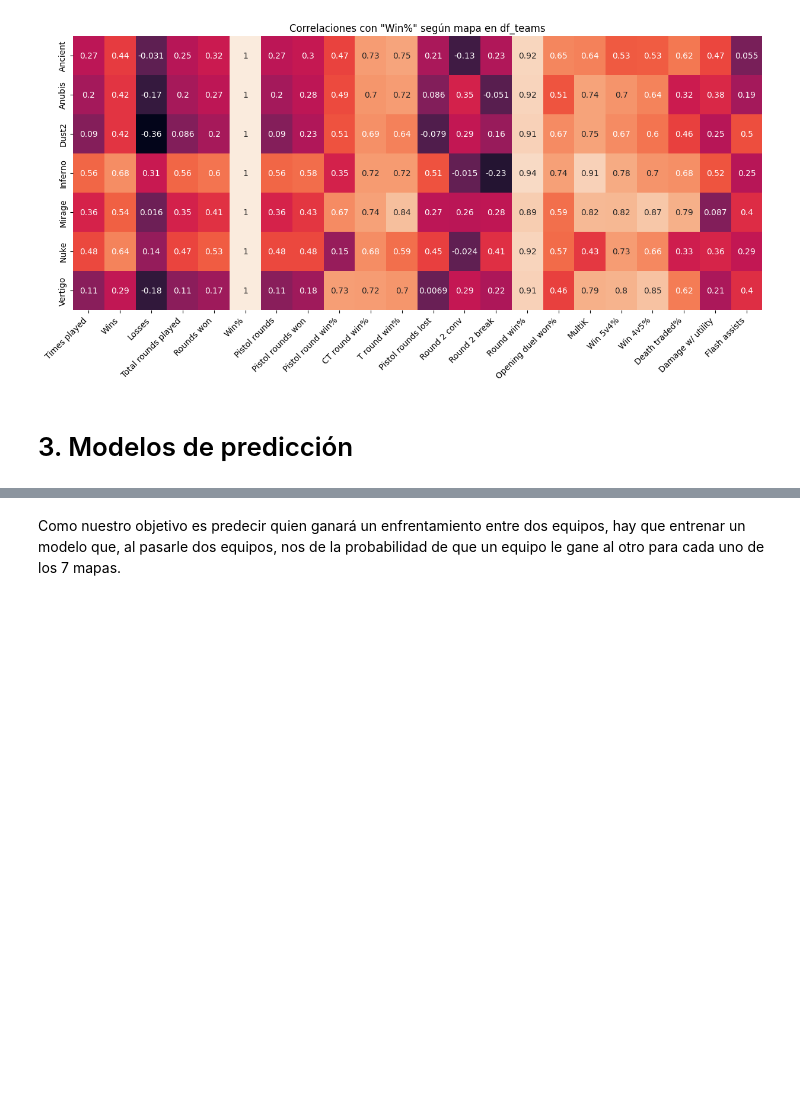
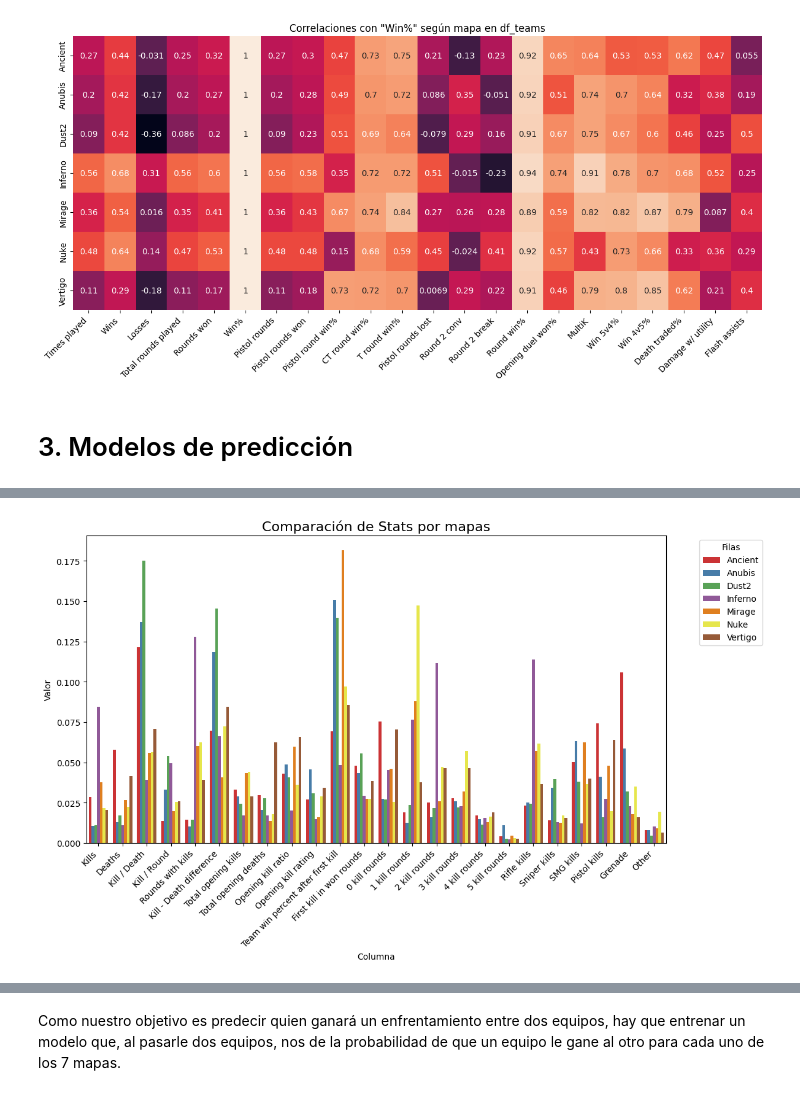
Before and after one commit to Jimenez73/Proyecto-Semestral-Grupo-13, a Jupyter notebook: predicciones.ipynb, the cells around one changed output, grey strips where cells are left out. Saved outputs shown, nothing was run; the diff lists cells and outputs as text; code cells hidden in the pictures; blank space fills up the shorter version.

```diff
--- a/predicciones.ipynb
+++ b/predicciones.ipynb
@@ -455,0 +527,5 @@ Dadas las observaciones vistas en el EDA, integraremos las stats de los jugadore
+# %%
+stats_not_awpers = stats_win[stats_win["Sniper kills"] <= 150]
+comparacion_stats_por_mapa(stats_not_awpers)
+# %% [output]
+[figure, added]
```
Also changed, not shown: parts of 10 cells of this notebook.
